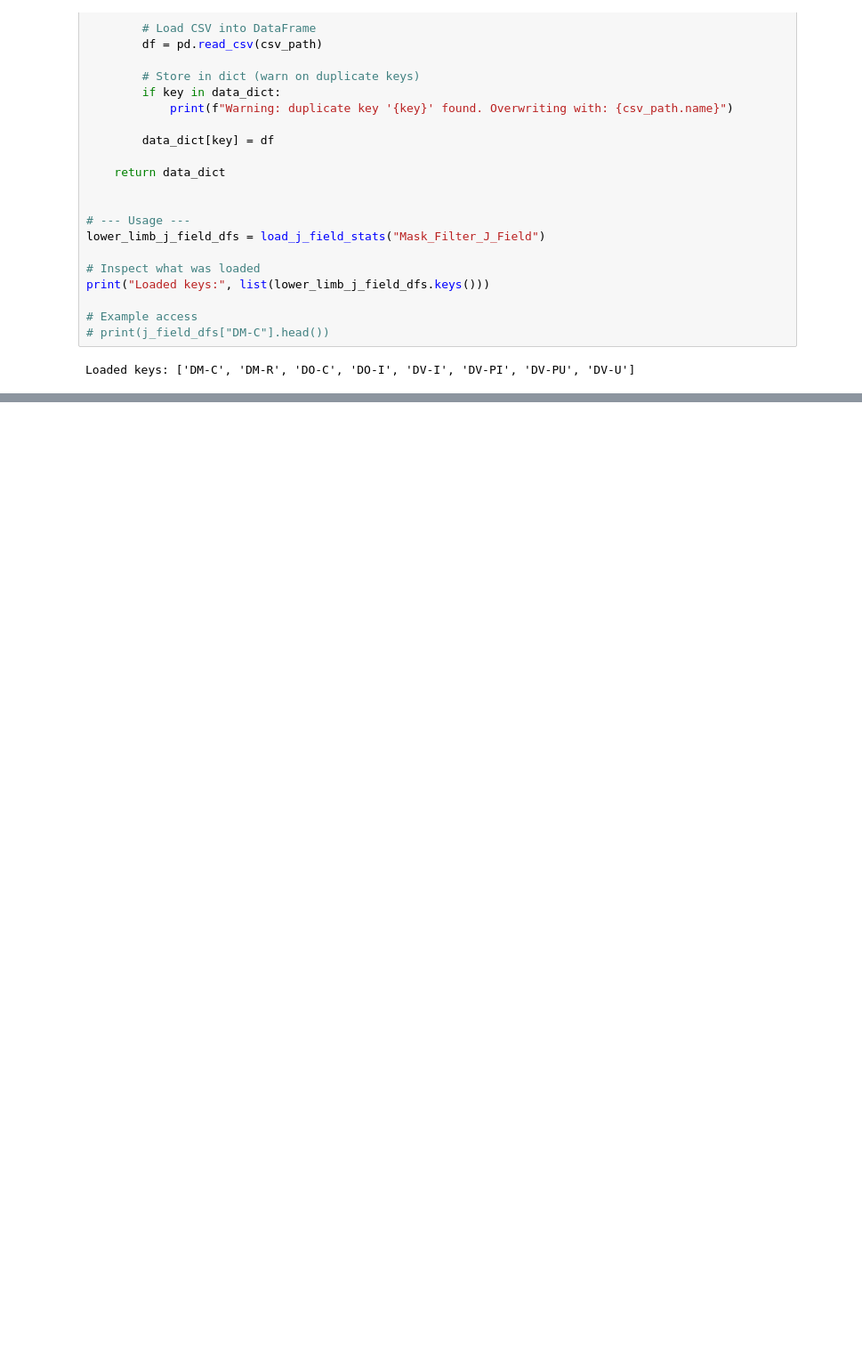
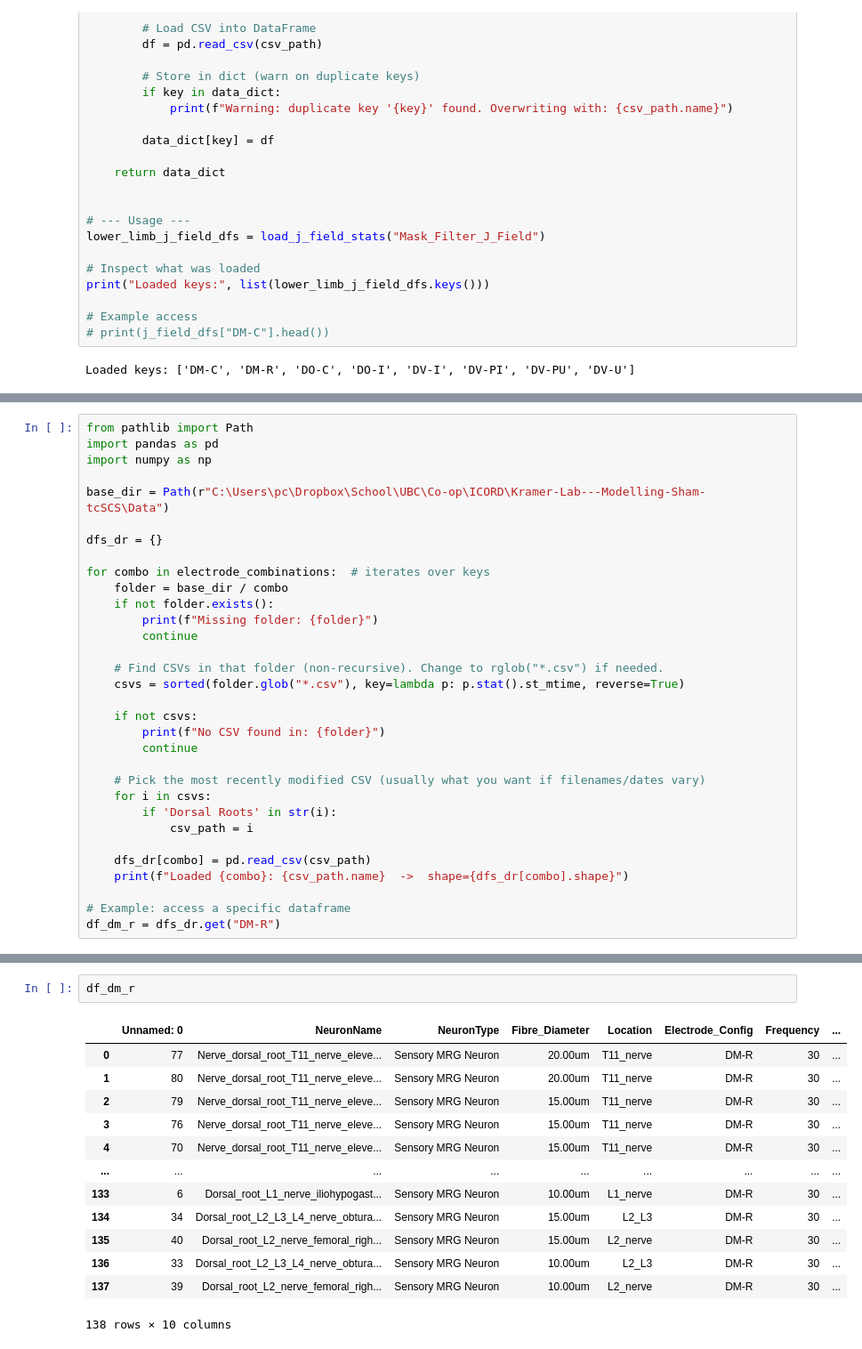
Before and after one commit to coleslatt/Kramer-Lab---Modelling-Sham-tcSCS, a Jupyter notebook: Simulation_Figures_and_Analysis.ipynb, the cells around one changed output, grey strips where cells are left out. Shown at 89% size. Drawn from its saved outputs; the diff is of its cells as text; blank space fills up the shorter version.

```diff
--- a/Simulation_Figures_and_Analysis.ipynb
+++ b/Simulation_Figures_and_Analysis.ipynb
@@ -510,0 +1311,32 @@ plot_lower_limb_jfield_integrals(
+# %%
+from pathlib import Path
+import pandas as pd
+import numpy as np
+
+base_dir = Path(r"C:\Users\pc\Dropbox\School\UBC\Co-op\ICORD\Kramer-Lab---Modelling-Sham-tcSCS\Data")
+
+dfs_dr = {}
+
+for combo in electrode_combinations:  # iterates over keys
+    folder = base_dir / combo
+    if not folder.exists():
+        print(f"Missing folder: {folder}")
+        continue
+
+    # Find CSVs in that folder (non-recursive). Change to rglob("*.csv") if needed.
+    csvs = sorted(folder.glob("*.csv"), key=lambda p: p.stat().st_mtime, reverse=True)
+
+    if not csvs:
+        print(f"No CSV found in: {folder}")
+        continue
+
+    # Pick the most recently modified CSV (usually what you want if filenames/dates vary)
+    for i in csvs:
+        if 'Dorsal Roots' in str(i):
+            csv_path = i
+
+    dfs_dr[combo] = pd.read_csv(csv_path)
+    print(f"Loaded {combo}: {csv_path.name}  ->  shape={dfs_dr[combo].shape}")
+
+# Example: access a specific dataframe
+df_dm_r = dfs_dr.get("DM-R")
@@ -510,0 +1354,16 @@ plot_lower_limb_jfield_integrals(
+# %%
+df_dm_r
+# %% [output]
+|  | Unnamed: 0 | NeuronName | NeuronType | Fibre_Diameter | Location | Electrode_Config | Frequency | ... |
+| 0 | 77 | Nerve_dorsal_root_T11_nerve_eleve... | Sensory MRG Neuron | 20.00um | T11_nerve | DM-R | 30 | ... |
+| 1 | 80 | Nerve_dorsal_root_T11_nerve_eleve... | Sensory MRG Neuron | 20.00um | T11_nerve | DM-R | 30 | ... |
+| 2 | 79 | Nerve_dorsal_root_T11_nerve_eleve... | Sensory MRG Neuron | 15.00um | T11_nerve | DM-R | 30 | ... |
+| 3 | 76 | Nerve_dorsal_root_T11_nerve_eleve... | Sensory MRG Neuron | 15.00um | T11_nerve | DM-R | 30 | ... |
+| 4 | 70 | Nerve_dorsal_root_T11_nerve_eleve... | Sensory MRG Neuron | 15.00um | T11_nerve | DM-R | 30 | ... |
+| ... | ... | ... | ... | ... | ... | ... | ... | ... |
+| 133 | 6 | Dorsal_root_L1_nerve_iliohypogast... | Sensory MRG Neuron | 10.00um | L1_nerve | DM-R | 30 | ... |
+| 134 | 34 | Dorsal_root_L2_L3_L4_nerve_obtura... | Sensory MRG Neuron | 15.00um | L2_L3 | DM-R | 30 | ... |
+| 135 | 40 | Dorsal_root_L2_nerve_femoral_righ... | Sensory MRG Neuron | 15.00um | L2_nerve | DM-R | 30 | ... |
+| 136 | 33 | Dorsal_root_L2_L3_L4_nerve_obtura... | Sensory MRG Neuron | 10.00um | L2_L3 | DM-R | 30 | ... |
+| 137 | 39 | Dorsal_root_L2_nerve_femoral_righ... | Sensory MRG Neuron | 10.00um | L2_nerve | DM-R | 30 | ... |
+138 rows × 10 columns
```
Also changed, not shown: parts of 31 cells of this notebook, 14 other files.
